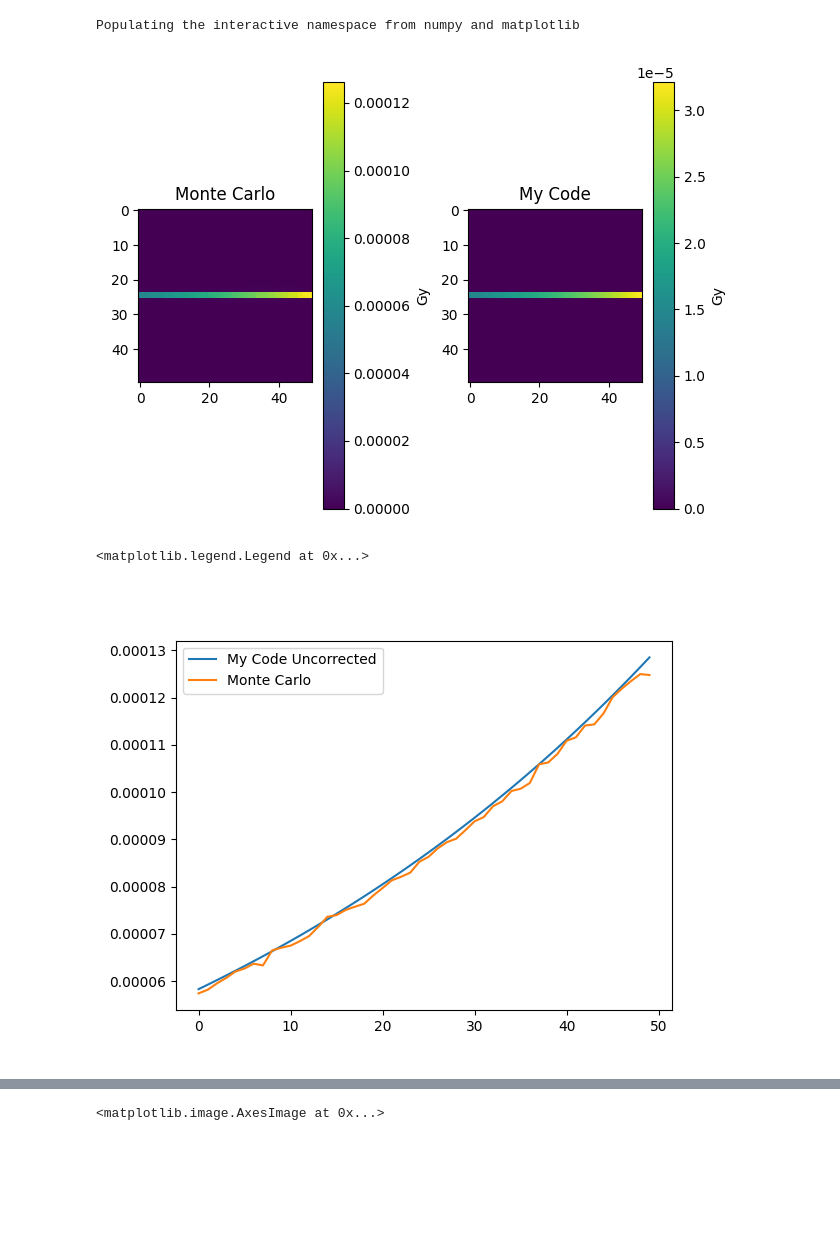
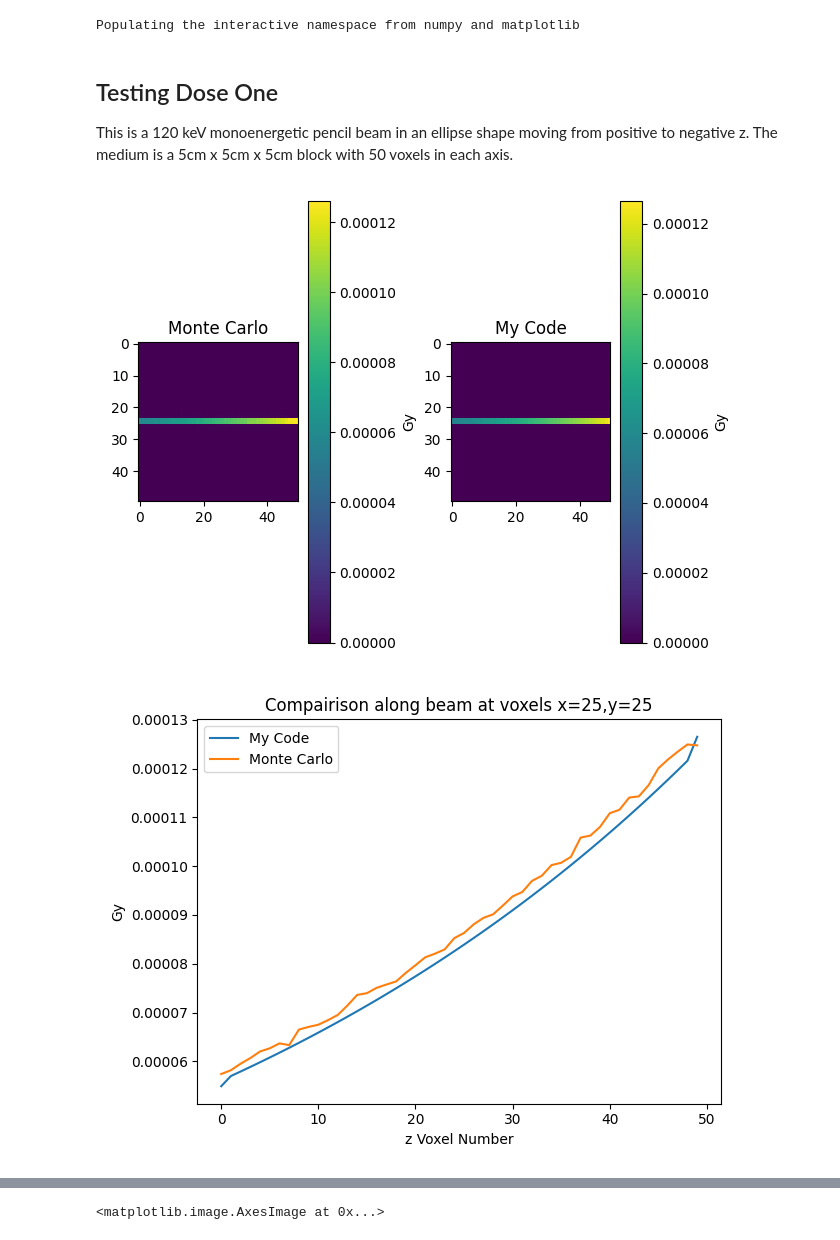
Before and after one commit to jbrewster7/NSERC-Summer-2022, a Jupyter notebook: Python/Monte_Carlo_Comparisons.ipynb, the cells around one changed output, grey strips where cells are left out. Cells and saved outputs as stored; diff of their text form; code cells hidden in the pictures; blank space fills up the shorter version.

```diff
--- a/Python/Monte_Carlo_Comparisons.ipynb
+++ b/Python/Monte_Carlo_Comparisons.ipynb
@@ -9,9 +9,12 @@ from topas2numpy import BinnedResult
 from scipy import interpolate
 # %% [output]
 Populating the interactive namespace from numpy and matplotlib
+# %% [markdown]
+## Testing Dose One
+This is a 120 keV monoenergetic pencil beam in an ellipse shape moving from positive to negative z. The medium is a 5cm x 5cm x 5cm block with 50 voxels in each axis.
 # %%
 my_dose_array_corrected = pickle.load(open('dose_doublemu_3.pickle','rb'))
-my_dose_array = pickle.load(open('dose_10.pickle','rb'))
+my_dose_array = pickle.load(open('dose_12.pickle','rb'))
 mc_dose_array_full = BinnedResult('../Topas/TestingDose1.csv')
 mc_dose_array = mc_dose_array_full.data['Sum']
 # %%
@@ -41,13 +44,17 @@ tight_layout()
 # subplot?
 # savefig('GOOD_WATER.png')
 # %% [output]
-[figure, old version]
+[figure, new version]
 # %%
 ifig=2;close(ifig);figure(ifig)
-plot(my_dose_array[25][25]*conversion*4,label='My Code Uncorrected')
+plot(my_dose_array[25][25]*conversion,label='My Code') # if I multiply by 1.02 it lines up perfectly (I attribute this to fluence)
 # plot(my_dose_array_corrected[25][25]*conversion,label='My Code Corrected')
 plot(mc_dose_array[25][25],label='Monte Carlo')
 legend()
+title('Compairison along beam at voxels x=25,y=25')
+ylabel('Gy')
+xlabel('z Voxel Number')
+tight_layout()
+# savefig('TestingDose1.png')
 # %% [output]
-<matplotlib.legend.Legend at 0x...>
-[figure, old version]
+[figure, new version]
```
Also changed, not shown: parts of 17 cells of this notebook, 7 other files.
